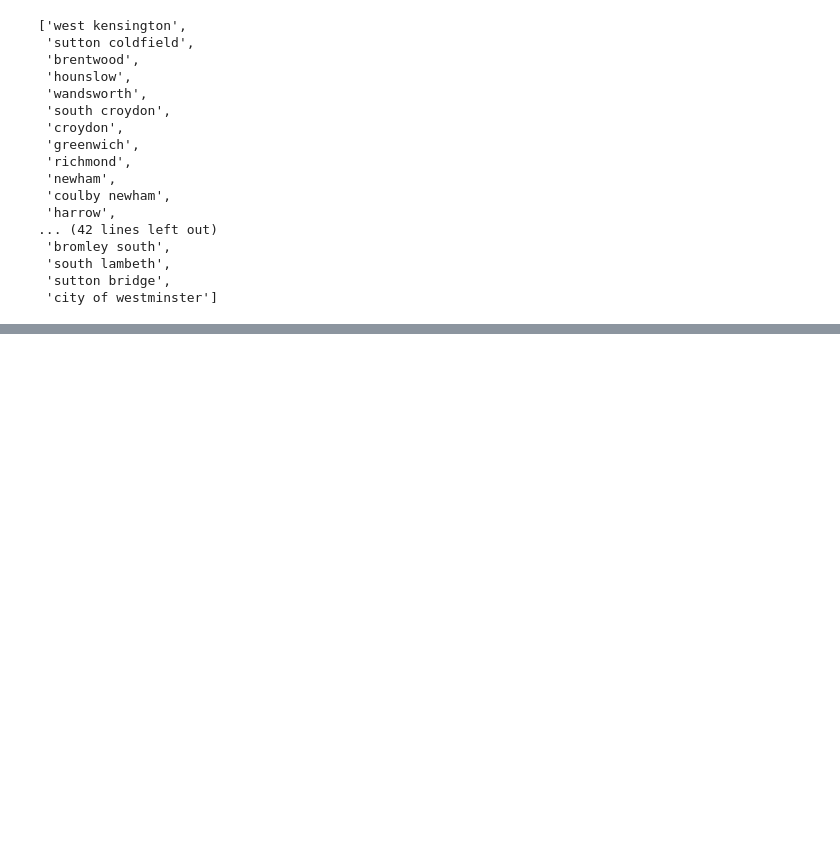
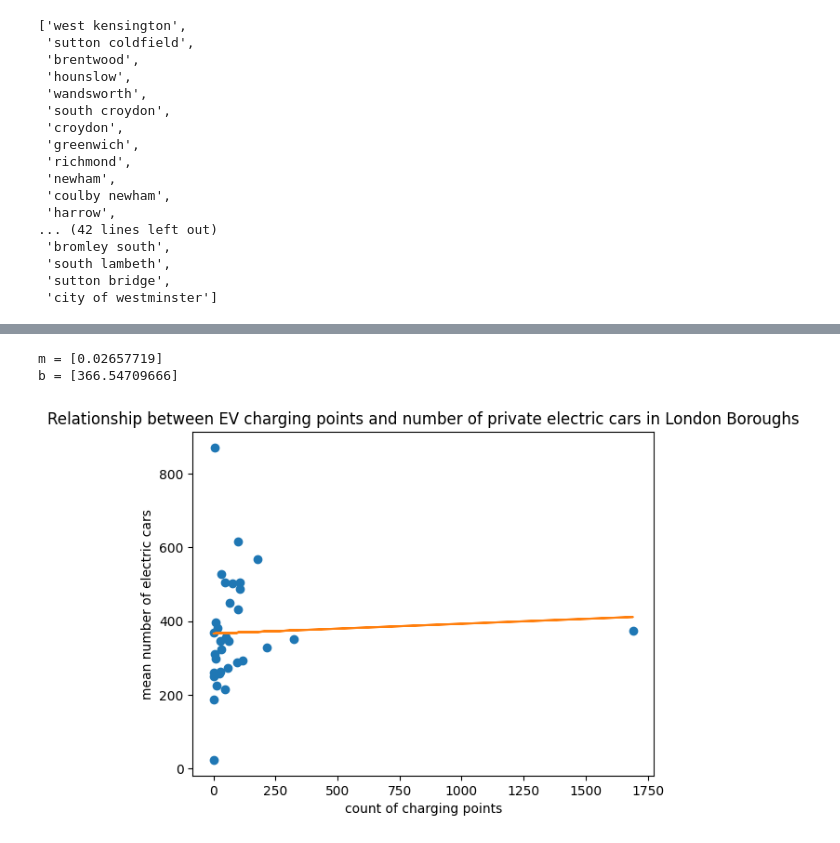
Before and after one commit to cassbc/PythonPortfolio, a Jupyter notebook: Predicting EV Uptake/Predicting EV growth by charging points.ipynb, the cells around one changed output, grey strips where cells are left out. Cells and saved outputs as stored; diff of their text form; code cells hidden in the pictures; blank space fills up the shorter version.

Commit message:
Some regression added

```diff
--- a/Predicting EV Uptake/Predicting EV growth by charging points.ipynb
+++ b/Predicting EV Uptake/Predicting EV growth by charging points.ipynb
@@ -617,0 +641,7 @@ Interesting that the City of London has so few compared to other regions. Perhap
+# %%
+#Merge the two datasets
+
+borough_cps = pd.DataFrame(borough_cps).sort_index().reset_index().rename(columns={'reference':'cps'})
+ldn_cars_mean = pd.DataFrame(ldn_cars_mean).sort_index().reset_index().rename(columns={'ons_geography':'town'})
+
+relationship_1 = pd.merge(borough_cps, ldn_cars_mean, how='inner', on='town')
@@ -617,0 +668,27 @@ Interesting that the City of London has so few compared to other regions. Perhap
+# %%
+from sklearn.linear_model import LinearRegression
+#Input variables - CPs
+x = np.array(relationship_1['cps']).reshape(-1, 1)
+#Output variables - number of EV's
+y = np.array(relationship_1['total_vehicles']).reshape(-1, 1)
+
+#Fit a line to the points
+fit = LinearRegression().fit(x,y)
+
+#Finding slope (m) and intercept (b)
+m = fit.coef_.flatten()
+b = fit.intercept_.flatten()
+print('m = {0}'.format(m))
+print('b = {0}'.format(b))
+
+#show in chart
+plt.plot(x,y,'o') #scatterplot
+plt.plot(x, m*x+b) #show the line
+plt.title('Relationship between EV charging points and number of private electric cars in London Boroughs')
+plt.xlabel('count of charging points')
+plt.ylabel('mean number of electric cars')
+plt.show()
+# %% [output]
+m = [0.02657719]
+b = [366.54709666]
+[figure, added]
```
Also changed, not shown: parts of 49 cells of this notebook.
